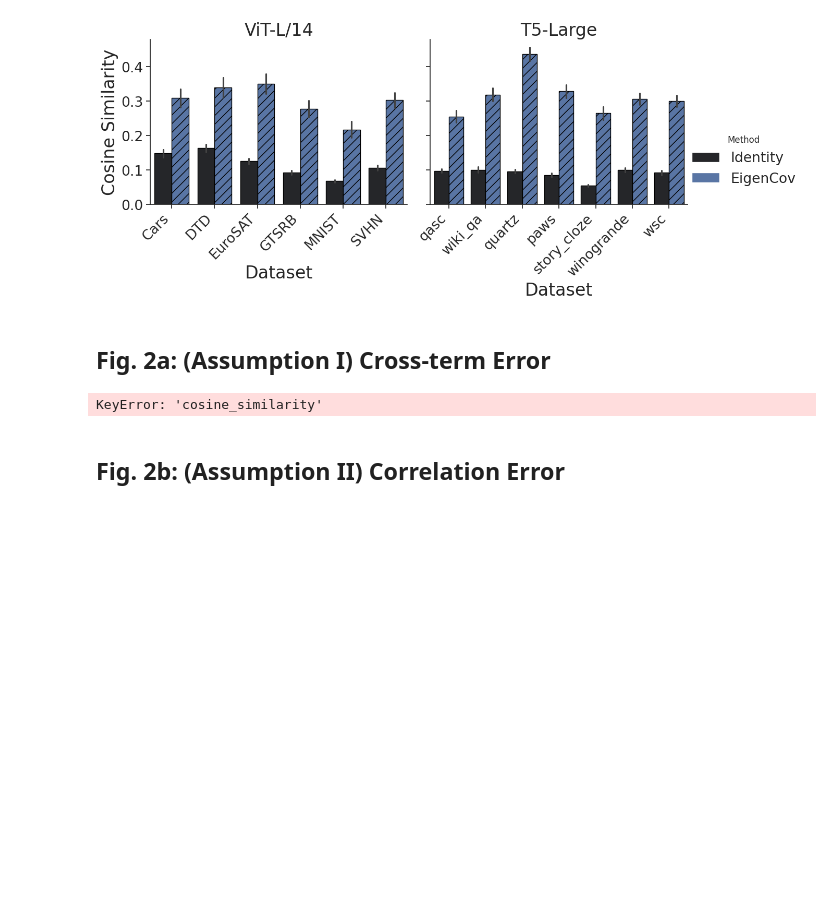
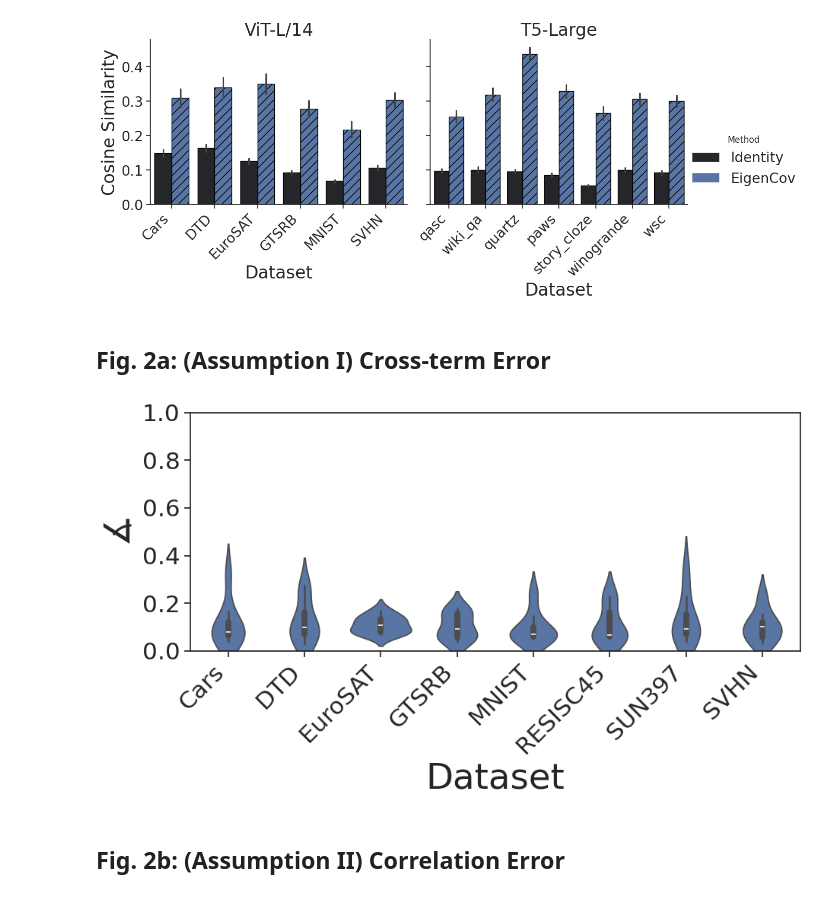
Before and after one commit to marawangamal/eigcov, a Jupyter notebook: notebooks/analysis.ipynb, the cells around one changed output. Saved outputs shown, nothing was run; the diff lists cells and outputs as text; code cells hidden in the pictures; blank space fills up the shorter version.

```diff
--- a/notebooks/analysis.ipynb
+++ b/notebooks/analysis.ipynb
@@ -715,39 +721,37 @@ df = pd.DataFrame(errors)
 # %%
 import pandas as pd
 import os
 import seaborn as sns
 import matplotlib.pyplot as plt
 import numpy as np
 
 BASE_FONTSIZE = 28
+RESULTS_DIR = f"../results-tracked/ViT-B-16"
 sns.set_theme(
     style="ticks",
     rc={
     "font.size": BASE_FONTSIZE,
     "axes.titlesize": BASE_FONTSIZE,
     "axes.labelsize": BASE_FONTSIZE * 1.2,
     "xtick.labelsize": BASE_FONTSIZE * 0.8,
     "ytick.labelsize": BASE_FONTSIZE * 0.8,
     "legend.fontsize": BASE_FONTSIZE * 0.8,
 })
 
-RESULTS_DIR = f"../results/ViT-B-16"
-os.makedirs(RESULTS_DIR, exist_ok=True)
-df = pd.DataFrame(errors)
-
+df = pd.read_csv(os.path.join(RESULTS_DIR, "error_cross_term.csv"))
 # Compute angular distance: https://en.wikipedia.org/wiki/Cosine_similarity
 df["angular_distance"] = np.arccos(df["cosine_similarity"].clip(-1.0, 1.0)) / np.pi
 
 plt.figure(figsize=(10, 6))
 sns.violinplot(data=df, x="dataset", y="angular_distance")
 plt.ylim(0, 1)  # Set y-axis range from 0 to 1
-plt.ylabel(r"$\theta$")
+plt.ylabel(r"$\measuredangle$")
 plt.xlabel("Dataset")
 plt.xticks(rotation=45, ha="right")
 plt.tight_layout()
 plt.savefig(os.path.join(RESULTS_DIR, "angular_distance_cross.pdf"), bbox_inches="tight")
 # %% [output]
-KeyError: 'cosine_similarity'
+[figure, added]
 # %% [markdown]
 ## Fig. 2b: (Assumption II) Correlation Error
 # %%
```
Also changed, not shown: parts of 23 cells of this notebook.
